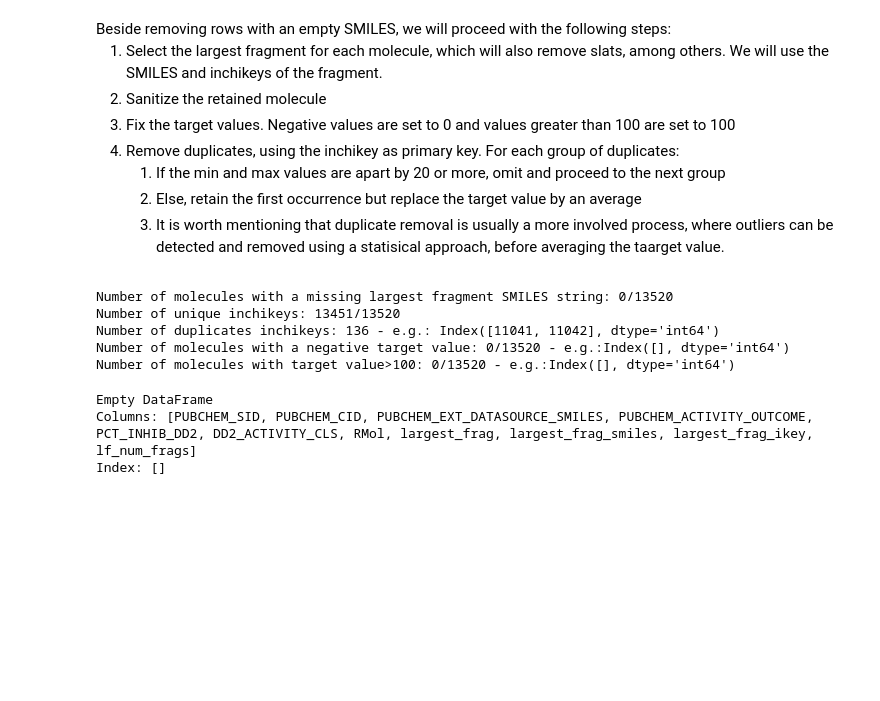
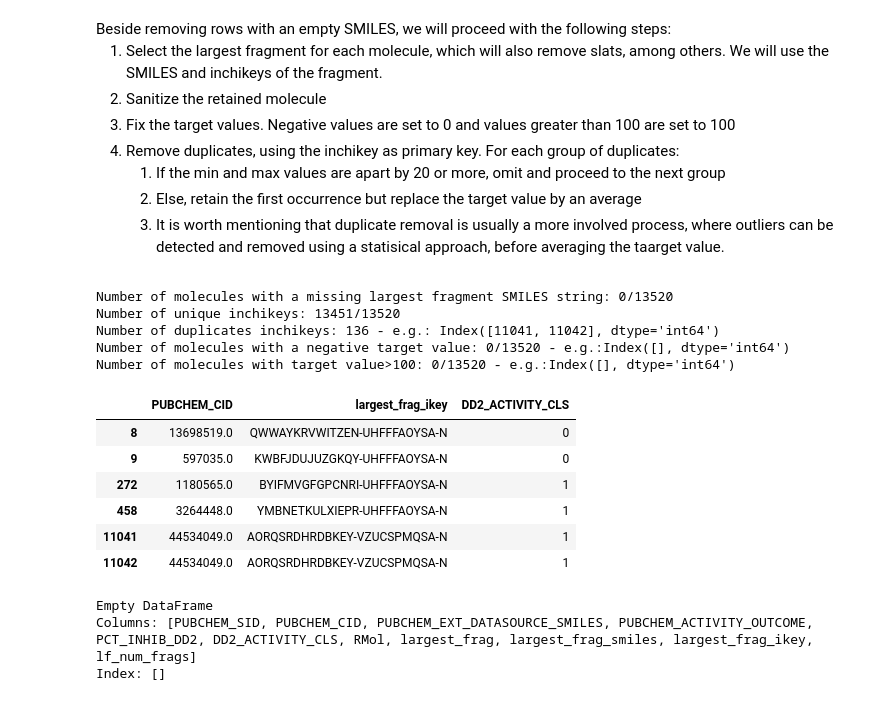
Before and after one commit to djoy4stem/qsar_w_gnns, a Jupyter notebook: notebooks/dd2/dd2_gcn_classification.ipynb, the cells around one changed output. Cells and saved outputs as stored; diff of their text form; code cells hidden in the pictures; blank space fills up the shorter version.

```diff
--- a/notebooks/dd2/dd2_gcn_classification.ipynb
+++ b/notebooks/dd2/dd2_gcn_classification.ipynb
@@ -103,23 +140,29 @@ Moreover, mean-based aggregation, which is not injective. This means that differ
 <p style="font-family: cursive; font-size=14px">
 The dataset was obtained from the PubChem Biossay AID 2302. It was used as example in the paper by [Chakravarti and Mani Alla (2019); Frontiers in Artificial Intelligence, 2, DOI: 10.3389/frai.2019.00017](https://www.frontiersin.org/articles/10.3389/frai.2019.00017/full). </p>
 # %%
-dd2_data_df   = pd.read_csv(f"{DATASET_DIR}/dd2_inhibition_pubchem_aid_2302.csv") #.sample(n=500)
+dd2_data_df = pd.read_csv(
+    f"{DATASET_DIR}/dd2_inhibition_pubchem_aid_2302.csv"
+)  # .sample(n=500)
 smiles_column = "PUBCHEM_EXT_DATASOURCE_SMILES"
 # target_column = "PCT_INHIB_DD2"
 target_column = "DD2_ACTIVITY_CLS"
-mol_column    = 'RMol'
+mol_column = "RMol"
 
-print(f"Number of molecules with a missing SMILES string: {dd2_data_df[smiles_column].isna().sum()}/{dd2_data_df.shape[0]}")
+print(
+    f"Number of molecules with a missing SMILES string: {dd2_data_df[smiles_column].isna().sum()}/{dd2_data_df.shape[0]}"
+)
 
 # Removing rows with a missing SMILES string
 dd2_data_df.dropna(subset=[smiles_column], axis=0, inplace=True)
 
 
 # Remove rows where is not defined
-dd2_data_df.dropna(subset=['PUBCHEM_ACTIVITY_OUTCOME'], axis=0, inplace=True)
+dd2_data_df.dropna(subset=["PUBCHEM_ACTIVITY_OUTCOME"], axis=0, inplace=True)
 
 # Add a column with 0/1 activity values
-dd2_data_df[target_column] = dd2_data_df['PUBCHEM_ACTIVITY_OUTCOME'].apply(lambda x: 1 if x =='Active' else 0)
+dd2_data_df[target_column] = dd2_data_df["PUBCHEM_ACTIVITY_OUTCOME"].apply(
+    lambda x: 1 if x == "Active" else 0
+)
 
 
 # Adding molecule (Mol) objects to the dataframe
@@ -147,27 +190,52 @@ Beside removing rows with an empty SMILES, we will proceed with the following st
 </ol>
 </span>
 # %%
-dd2_data_df['largest_frag']        = dd2_data_df[mol_column].apply(utilities.get_largest_fragment_from_mol)
+dd2_data_df["largest_frag"] = dd2_data_df[mol_column].apply(
+    utilities.get_largest_fragment_from_mol
+)
 
-dd2_data_df['largest_frag_smiles'] = dd2_data_df['largest_frag'].apply(lambda mol: MolToSmiles(utilities.sanitize_molecule(mol, add_explicit_h=True)))
+dd2_data_df["largest_frag_smiles"] = dd2_data_df["largest_frag"].apply(
+    lambda mol: MolToSmiles(utilities.sanitize_molecule(mol, add_explicit_h=True))
+)
 
-dd2_data_df.dropna(subset=['largest_frag_smiles'], axis=0, inplace=True)
+dd2_data_df.dropna(subset=["largest_frag_smiles"], axis=0, inplace=True)
 
 
-dd2_data_df['largest_frag_ikey'] = dd2_data_df['largest_frag'].apply(MolToInchiKey)
-duplicates = dd2_data_df[dd2_data_df.duplicated(subset=['largest_frag_ikey'], keep=False)].sort_values(by='largest_frag_ikey')
+dd2_data_df["largest_frag_ikey"] = dd2_data_df["largest_frag"].apply(MolToInchiKey)
+duplicates = dd2_data_df[
+    dd2_data_df.duplicated(subset=["largest_frag_ikey"], keep=False)
+].sort_values(by="largest_frag_ikey")
 
-print(f"Number of molecules with a missing largest fragment SMILES string: {dd2_data_df['largest_frag_smiles'].isna().sum()}/{dd2_data_df.shape[0]}")
+print(
+    f"Number of molecules with a missing largest fragment SMILES string: {dd2_data_df['largest_frag_smiles'].isna().sum()}/{dd2_data_df.shape[0]}"
+)
 
-print(f"Number of unique inchikeys: {dd2_data_df['largest_frag_ikey'].unique().size}/{dd2_data_df.shape[0]}")
-print(f"Number of duplicates inchikeys: {duplicates.shape[0]} - e.g.: {duplicates.index[:2]}")
-print(f"Number of molecules with a negative target value: {dd2_data_df[dd2_data_df[target_column]<0].shape[0]}/{dd2_data_df.shape[0]} - e.g.:{dd2_data_df[dd2_data_df[target_column]<0].index[:2]}")
-print(f"Number of molecules with target value>100: {dd2_data_df[dd2_data_df[target_column]>100].shape[0]}/{dd2_data_df.shape[0]} - e.g.:{dd2_data_df[dd2_data_df[target_column]>100].index[:2]}")
-# dd2_data_df[['PUBCHEM_CID', 'largest_frag_ikey', target_column]].loc[[8,9,272, 458, 11041, 11042],:]
+print(
+    f"Number of unique inchikeys: {dd2_data_df['largest_frag_ikey'].unique().size}/{dd2_data_df.shape[0]}"
+)
+print(
+    f"Number of duplicates inchikeys: {duplicates.shape[0]} - e.g.: {duplicates.index[:2]}"
+)
+print(
+    f"Number of molecules with a negative target value: {dd2_data_df[dd2_data_df[target_column]<0].shape[0]}/{dd2_data_df.shape[0]} - e.g.:{dd2_data_df[dd2_data_df[target_column]<0].index[:2]}"
+)
+print(
+    f"Number of molecules with target value>100: {dd2_data_df[dd2_data_df[target_column]>100].shape[0]}/{dd2_data_df.shape[0]} - e.g.:{dd2_data_df[dd2_data_df[target_column]>100].index[:2]}"
+)
+dd2_data_df[["PUBCHEM_CID", "largest_frag_ikey", target_column]].loc[
+    [8, 9, 272, 458, 11041, 11042], :
+]
 # %% [output]
 Number of molecules with a missing largest fragment SMILES string: 0/13520
 Number of unique inchikeys: 13451/13520
 Number of duplicates inchikeys: 136 - e.g.: Index([11041, 11042], dtype='int64')
 Number of molecules with a negative target value: 0/13520 - e.g.:Index([], dtype='int64')
 Number of molecules with target value>100: 0/13520 - e.g.:Index([], dtype='int64')
+|  | PUBCHEM_CID | largest_frag_ikey | DD2_ACTIVITY_CLS |
+| 8 | 13698519.0 | QWWAYKRVWITZEN-UHFFFAOYSA-N | 0 |
+| 9 | 597035.0 | KWBFJDUJUZGKQY-UHFFFAOYSA-N | 0 |
+| 272 | 1180565.0 | BYIFMVGFGPCNRI-UHFFFAOYSA-N | 1 |
+| 458 | 3264448.0 | YMBNETKULXIEPR-UHFFFAOYSA-N | 1 |
+| 11041 | 44534049.0 | AORQSRDHRDBKEY-VZUCSPMQSA-N | 1 |
+| 11042 | 44534049.0 | AORQSRDHRDBKEY-VZUCSPMQSA-N | 1 |
 # %%
```
Also changed, not shown: parts of 39 cells of this notebook, 16 other files.
